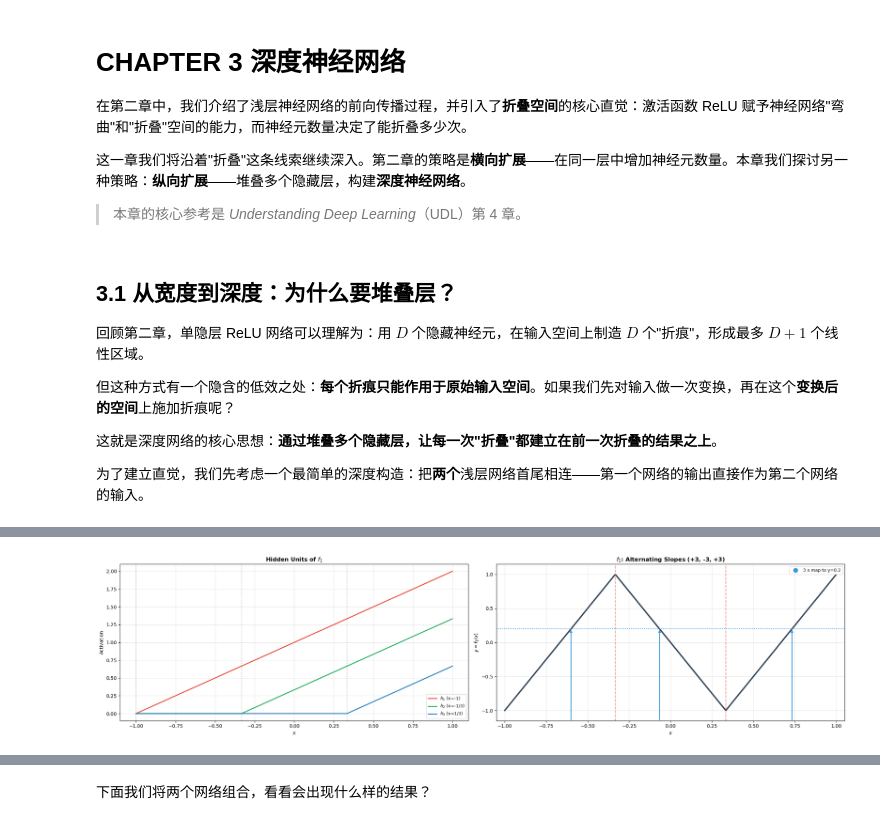
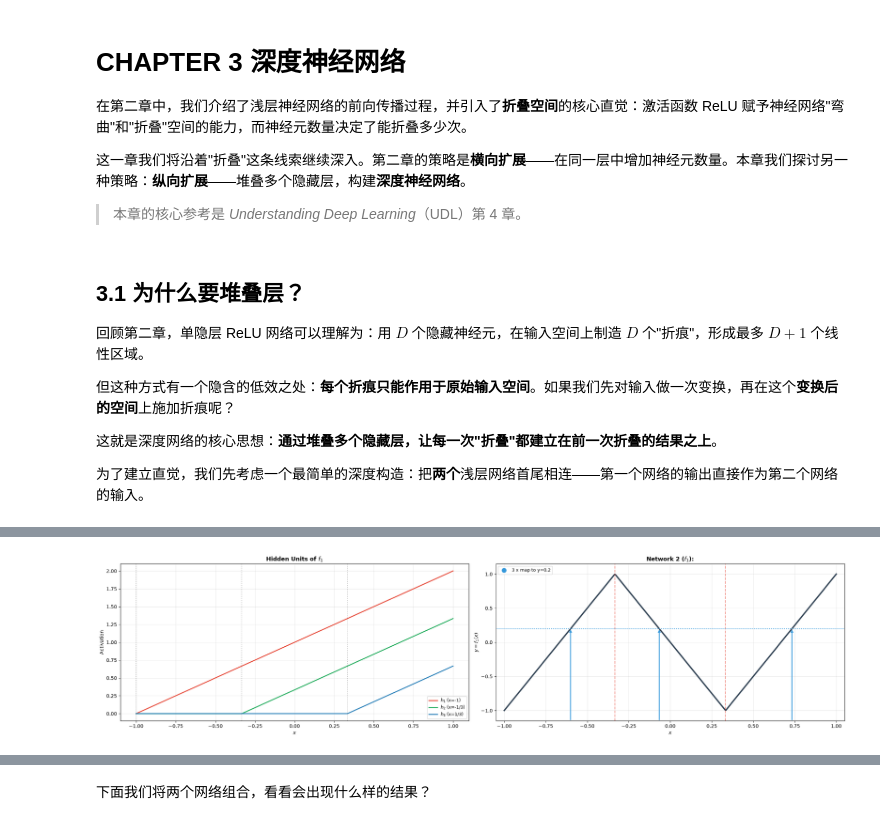
Before and after one commit to tong-satomi/NoteForUDL, a Jupyter notebook: Introduction/Chapt3 Deep Nueral Networks.ipynb, the cells around one changed output, grey strips where cells are left out. Cells and saved outputs as stored; diff of their text form; code cells hidden in the pictures.

```diff
--- a/Introduction/Chapt3 Deep Nueral Networks.ipynb
+++ b/Introduction/Chapt3 Deep Nueral Networks.ipynb
@@ -7,7 +7,7 @@
 
 > 本章的核心参考是 *Understanding Deep Learning*（UDL）第 4 章。
 # %% [markdown]
-## 3.1 从宽度到深度：为什么要堆叠层？
+## 3.1 为什么要堆叠层？
 
 回顾第二章，单隐层 ReLU 网络可以理解为：用 $D$ 个隐藏神经元，在输入空间上制造 $D$ 个"折痕"，形成最多 $D+1$ 个线性区域。
 
@@ -83,35 +83,35 @@ colors_h = ['#E74C3C', '#27AE60', '#2980B9']
 for i in range(3):
     ax.plot(x_dense, hs_dense[i], color=colors_h[i], linewidth=2,
             label=[r'$h_1$ (x=-1)', r'$h_2$ (x=-1/3)', r'$h_3$ (x=1/3)'][i])
 for jx in [-1, -1/3, 1/3]:
     ax.axvline(x=jx, color='gray', linestyle=':', alpha=0.5)
 ax.set_xlabel('$x$'); ax.set_ylabel('Activation')
 ax.set_title('Hidden Units of $f_1$', fontweight='bold')
 ax.legend(fontsize=9); ax.grid(True, alpha=0.3); ax.set_xlim(-1.1, 1.1)
 
 # Panel B: f1 输出函数
 ax = axes[1]
 ax.plot(x_dense, y_dense, '#2C3E50', linewidth=2.8)
 for jx in [-1/3, 1/3]:
     ax.axvline(x=jx, color='#E74C3C', linestyle='--', alpha=0.6)
 
 # 展示折叠: 3个不同的x映射到同一个y
 y_demo = 0.2
 for rx in [np.linspace(-1, -1/3, 500), np.linspace(-1/3, 1/3, 500), np.linspace(1/3, 1, 500)]:
     yr, _ = net1.forward(rx)
     xm = rx[np.argmin(np.abs(yr - y_demo))]
     ax.annotate('', xy=(xm, y_demo), xytext=(xm, -1.15),
                 arrowprops=dict(arrowstyle='->', color='#3498DB', lw=1.8))
 ax.axhline(y=y_demo, color='#3498DB', linestyle=':', linewidth=1.5)
 ax.scatter([],[],c='#3498DB',s=80,label=f'3 x map to y={y_demo}')
 ax.set_xlabel('$x$'); ax.set_ylabel('$y = f_1(x)$')
-ax.set_title('$f_1$: Alternating Slopes (+3, -3, +3)', fontweight='bold')
+ax.set_title('Network 2 ($f_1$):', fontweight='bold')
 ax.legend(fontsize=9); ax.grid(True, alpha=0.3)
 ax.set_xlim(-1.05, 1.05); ax.set_ylim(-1.15, 1.15)
 
 plt.tight_layout(); plt.show()
 # %% [output]
-[figure, old version]
+[figure, new version]
 # %%
 class ShallowNet2:
     def __init__(self):
```
Also changed, not shown: parts of 15 cells of this notebook, 7 other files.
